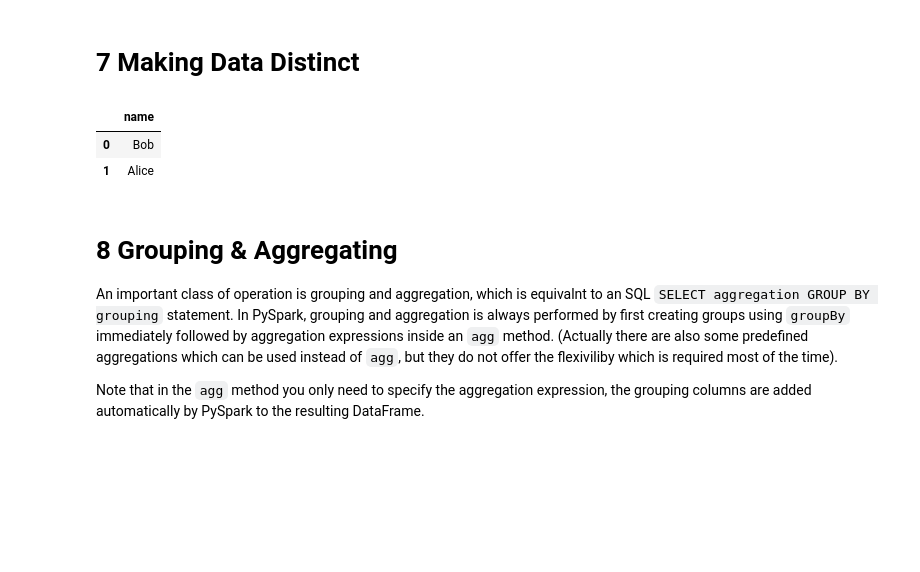
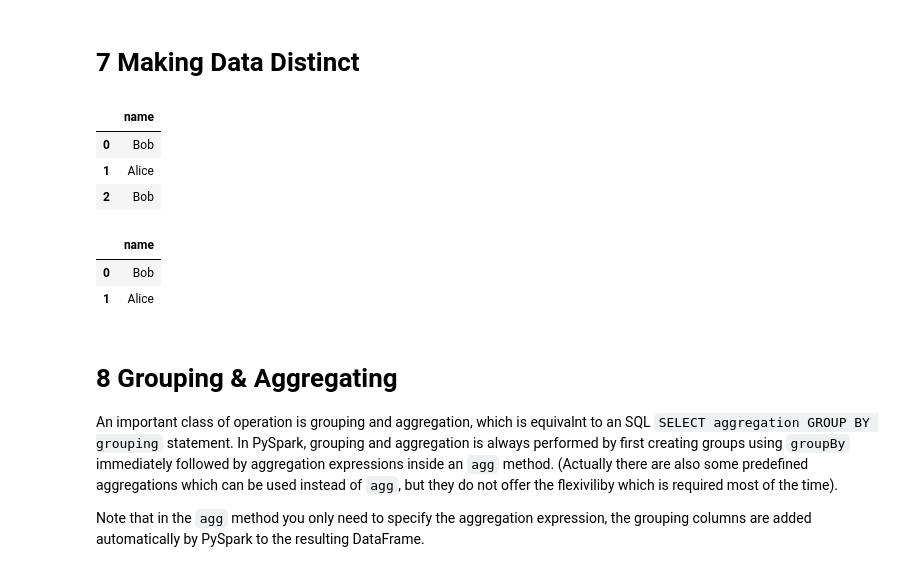
Before and after one commit to dimajix/spark-training, a Jupyter notebook: spark-python/jupyter-pyspark/PySpark DataFrame Full.ipynb, the cells around one changed output. Saved outputs shown, nothing was run; the diff lists cells and outputs as text; code cells hidden in the pictures; blank space fills up the shorter version.

```diff
--- a/spark-python/jupyter-pyspark/PySpark DataFrame Full.ipynb
+++ b/spark-python/jupyter-pyspark/PySpark DataFrame Full.ipynb
@@ -454,12 +523,19 @@ result.toPandas()
 # 7 Making Data Distinct
 # %%
 df = spark.createDataFrame([('Bob',),('Alice',),('Bob',)], ['name'])
-result = df.distinct()
-result.toPandas()
+df.toPandas()
 # %% [output]
 |  | name |
 | 0 | Bob |
 | 1 | Alice |
+| 2 | Bob |
+# %%
+result = df.distinct()
+result.toPandas()
+# %% [output]
+|  | name |
+| 0 | Bob |
+| 1 | Alice |
 # %% [markdown]
 # 8 Grouping & Aggregating
 
```
Also changed, not shown: parts of 39 cells of this notebook, 1 other file.
